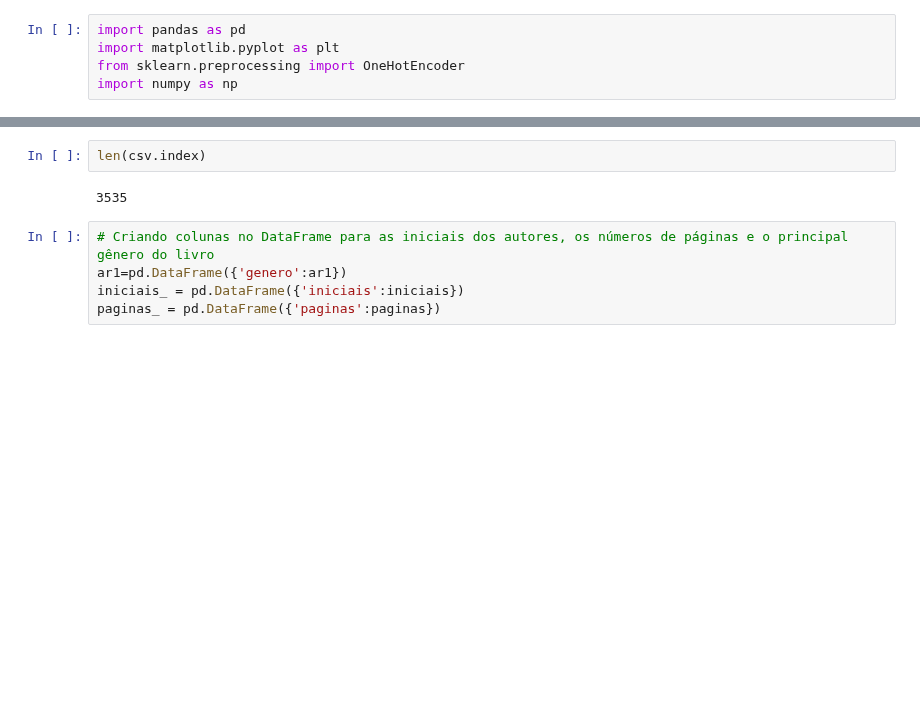
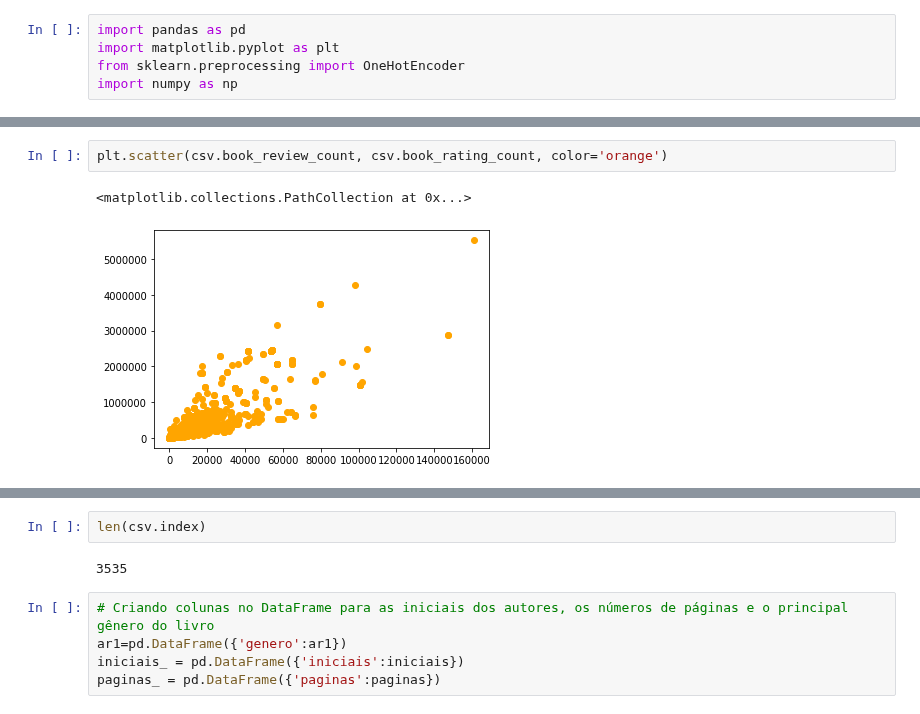
Before and after one commit to PedroHMenezes/PF_Book_rating, a Jupyter notebook: Books.ipynb, the cells around one changed output, grey strips where cells are left out. Drawn from its saved outputs; the diff is of its cells as text; blank space fills up the shorter version.

```diff
--- a/Books.ipynb
+++ b/Books.ipynb
@@ -52,0 +62,5 @@ csv.head()
+# %%
+plt.scatter(csv.book_review_count, csv.book_rating_count, color='orange')
+# %% [output]
+<matplotlib.collections.PathCollection at 0x...>
+[figure, added]
```
Also changed, not shown: parts of 15 cells of this notebook.
